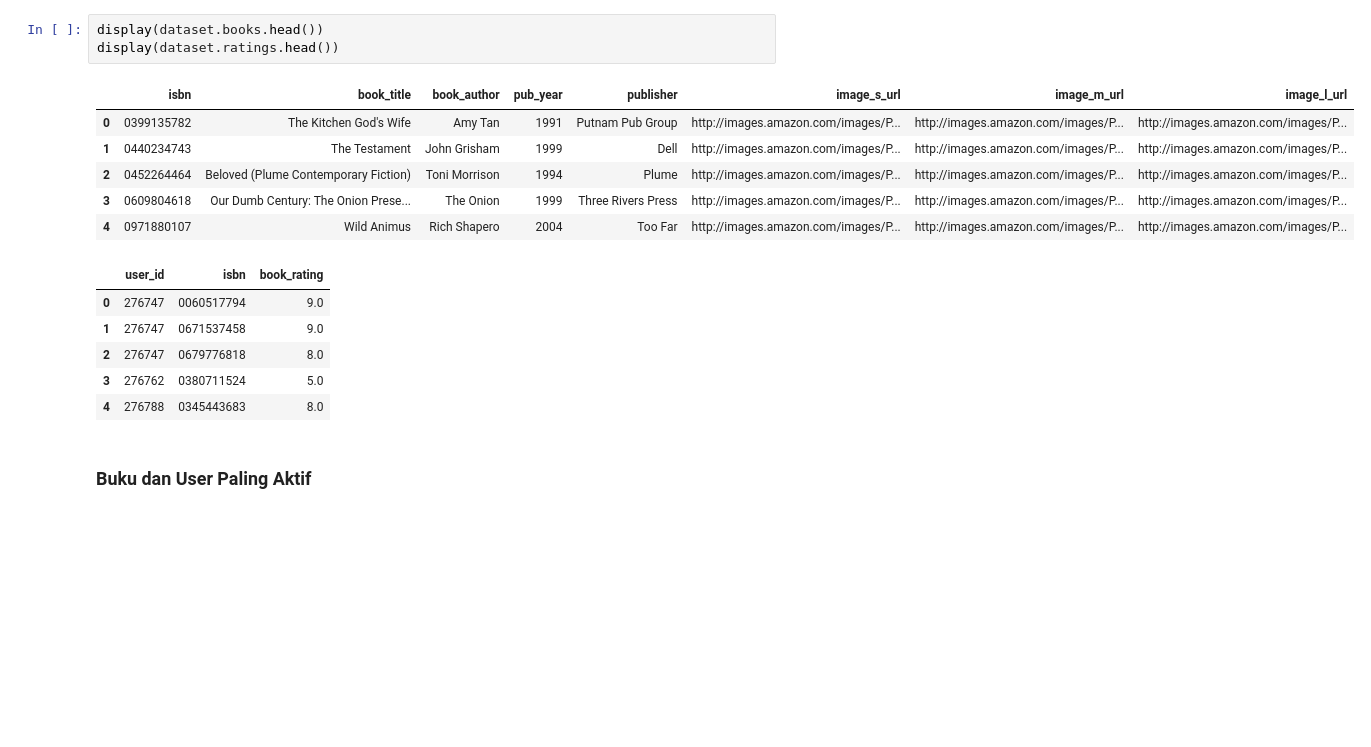
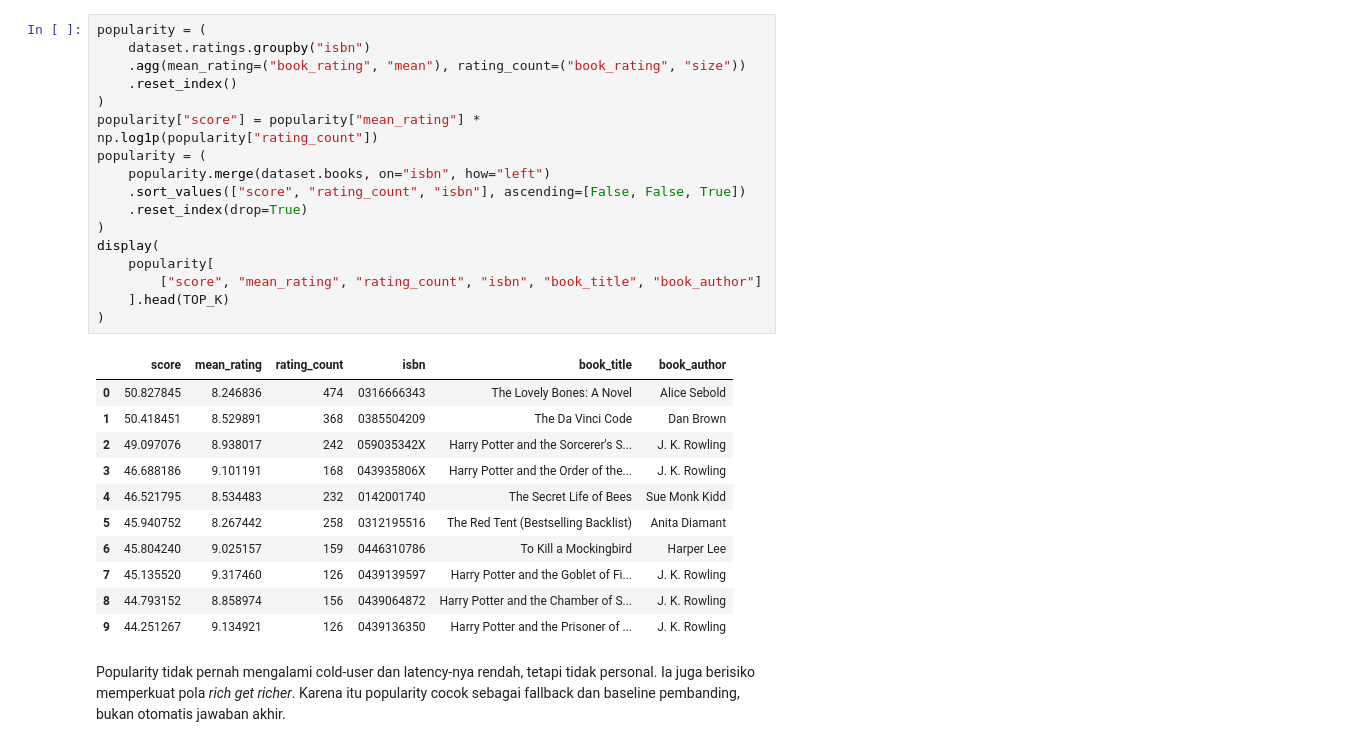
Before and after one commit to ridopandiSinaga/System-Recommendation, a Jupyter notebook: notebooks/01_end_to_end_book_recommender.ipynb, the cells around one changed output. Drawn from its saved outputs; the diff is of its cells as text; blank space fills up the shorter version.

```diff
--- a/notebooks/01_end_to_end_book_recommender.ipynb
+++ b/notebooks/01_end_to_end_book_recommender.ipynb
@@ -232,18 +552,33 @@ display(summary)
 # %%
-display(dataset.books.head())
-display(dataset.ratings.head())
+popularity = (
+    dataset.ratings.groupby("isbn")
+    .agg(mean_rating=("book_rating", "mean"), rating_count=("book_rating", "size"))
+    .reset_index()
+)
+popularity["score"] = popularity["mean_rating"] * np.log1p(popularity["rating_count"])
+popularity = (
+    popularity.merge(dataset.books, on="isbn", how="left")
+    .sort_values(["score", "rating_count", "isbn"], ascending=[False, False, True])
+    .reset_index(drop=True)
+)
+display(
+    popularity[
+        ["score", "mean_rating", "rating_count", "isbn", "book_title", "book_author"]
+    ].head(TOP_K)
+)
 # %% [output]
-|  | isbn | book_title | book_author | pub_year | publisher | image_s_url | image_m_url | image_l_url |
-| 0 | 0399135782 | The Kitchen God's Wife | Amy Tan | 1991 | Putnam Pub Group | http://images.amazon.com/images/P... | http://images.amazon.com/images/P... | http://images.amazon.com/images/P... |
-| 1 | 0440234743 | The Testament | John Grisham | 1999 | Dell | http://images.amazon.com/images/P... | http://images.amazon.com/images/P... | http://images.amazon.com/images/P... |
-| 2 | 0452264464 | Beloved (Plume Contemporary Fiction) | Toni Morrison | 1994 | Plume | http://images.amazon.com/images/P... | http://images.amazon.com/images/P... | http://images.amazon.com/images/P... |
-| 3 | 0609804618 | Our Dumb Century: The Onion Prese... | The Onion | 1999 | Three Rivers Press | http://images.amazon.com/images/P... | http://images.amazon.com/images/P... | http://images.amazon.com/images/P... |
-| 4 | 0971880107 | Wild Animus | Rich Shapero | 2004 | Too Far | http://images.amazon.com/images/P... | http://images.amazon.com/images/P... | http://images.amazon.com/images/P... |
+|  | score | mean_rating | rating_count | isbn | book_title | book_author |
+| 0 | 50.827845 | 8.246836 | 474 | 0316666343 | The Lovely Bones: A Novel | Alice Sebold |
+| 1 | 50.418451 | 8.529891 | 368 | 0385504209 | The Da Vinci Code | Dan Brown |
+| 2 | 49.097076 | 8.938017 | 242 | 059035342X | Harry Potter and the Sorcerer's S... | J. K. Rowling |
+| 3 | 46.688186 | 9.101191 | 168 | 043935806X | Harry Potter and the Order of the... | J. K. Rowling |
+| 4 | 46.521795 | 8.534483 | 232 | 0142001740 | The Secret Life of Bees | Sue Monk Kidd |
+| 5 | 45.940752 | 8.267442 | 258 | 0312195516 | The Red Tent (Bestselling Backlist) | Anita Diamant |
+| 6 | 45.804240 | 9.025157 | 159 | 0446310786 | To Kill a Mockingbird | Harper Lee |
+| 7 | 45.135520 | 9.317460 | 126 | 0439139597 | Harry Potter and the Goblet of Fi... | J. K. Rowling |
+| 8 | 44.793152 | 8.858974 | 156 | 0439064872 | Harry Potter and the Chamber of S... | J. K. Rowling |
+| 9 | 44.251267 | 9.134921 | 126 | 0439136350 | Harry Potter and the Prisoner of ... | J. K. Rowling |
-|  | user_id | isbn | book_rating |
-| 0 | 276747 | 0060517794 | 9.0 |
-| 1 | 276747 | 0671537458 | 9.0 |
-| 2 | 276747 | 0679776818 | 8.0 |
-| 3 | 276762 | 0380711524 | 5.0 |
-| 4 | 276788 | 0345443683 | 8.0 |
 # %% [markdown]
-### Buku dan User Paling Aktif
+Popularity tidak pernah mengalami cold-user dan latency-nya rendah, tetapi tidak
+personal. Ia juga berisiko memperkuat pola *rich get richer*. Karena itu popularity
+cocok sebagai fallback dan baseline pembanding, bukan otomatis jawaban akhir.
```
Also changed, not shown: parts of 50 cells of this notebook, 8 other files.
